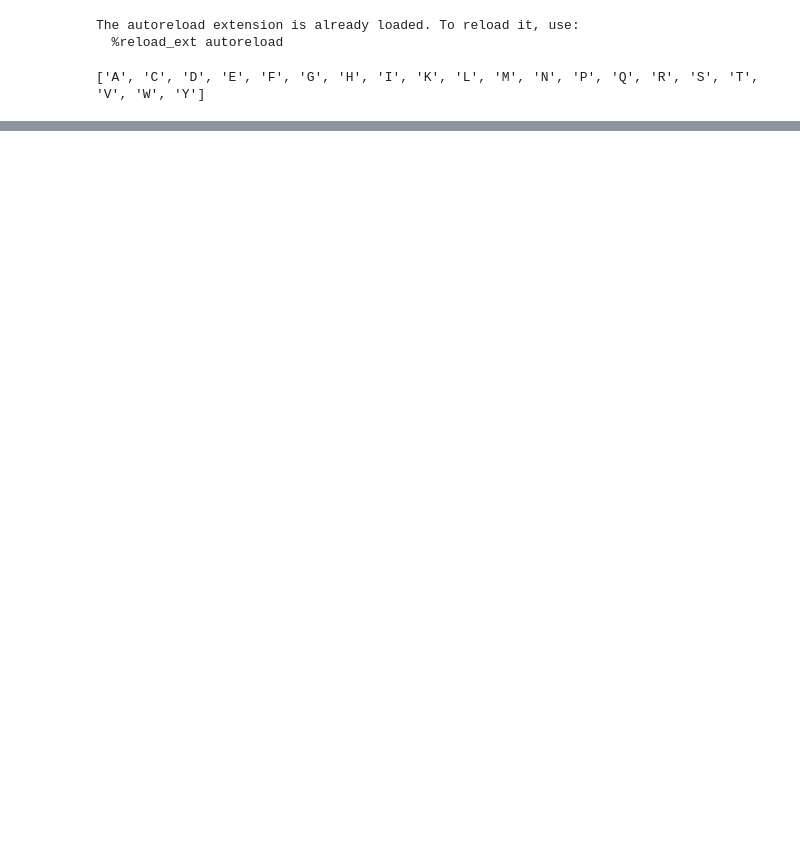
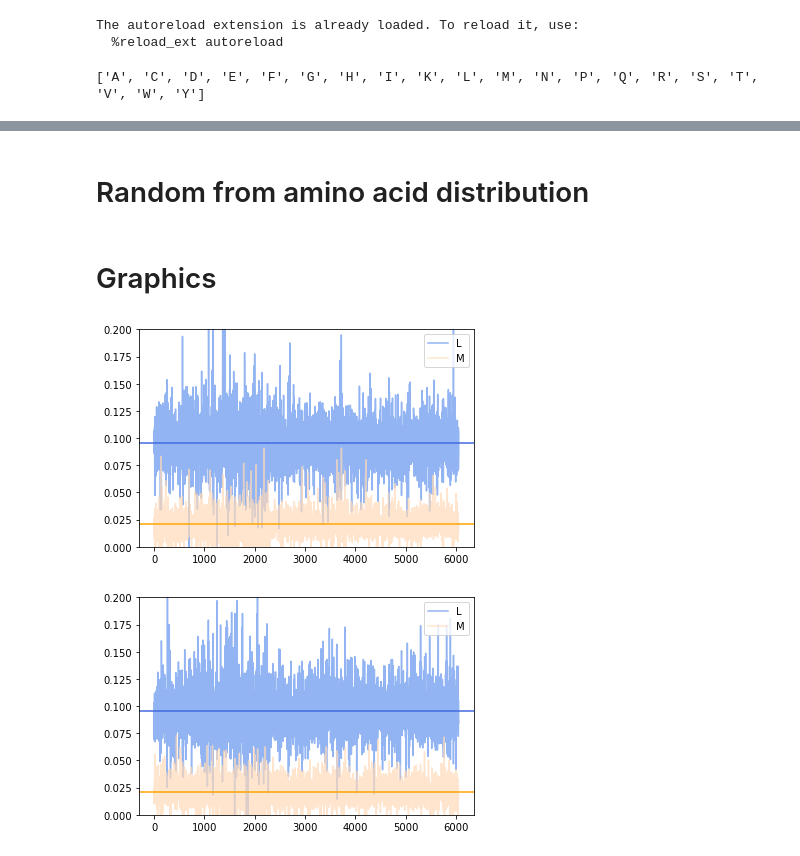
Before and after one commit to pierrepo/random-proteome, a Jupyter notebook: notebook-demo.ipynb, the cells around one changed output, grey strips where cells are left out. Saved outputs shown, nothing was run; the diff lists cells and outputs as text; code cells hidden in the pictures; blank space fills up the shorter version.

```diff
--- a/notebook-demo.ipynb
+++ b/notebook-demo.ipynb
@@ -70,3 +65,5 @@ with open("random_proteome.fasta", "w") as fasta_file:
+# %% [markdown]
+# Random from amino acid distribution
 # %%
 random_protein_seq_lst = []
 for original_prot_sequence in PROTEIN_SEQ_LST:
@@ -87,0 +81,16 @@ with open("random_proteome2.fasta", "w") as fasta_file:
+# %% [markdown]
+# Graphics
+# %%
+for index in [1, 2]:
+    df = pd.read_csv(f"random_proteome{index}.tsv", sep="\t", index_col=0)
+    fig, ax = plt.subplots()
+    ax.plot(df.index[1:], df.loc[1:, "L"], label="L", color="cornflowerblue", alpha=0.7)
+    ax.plot(df.index[1:], df.loc[1:, "M"], label="M", color="peachpuff", alpha=0.7)
+    ax.legend(loc="upper right")
+    ax.set_ylim(0, 0.2)
+    ax.axhline(df.loc[0, "L"], color="royalblue")
+    ax.axhline(df.loc[0, "M"], color="orange")
+    fig.savefig(f"random{index}.png", dpi=300)
+# %% [output]
+[figure, added]
+[figure, added]
```
Also changed, not shown: parts of 10 cells of this notebook, 1 other file.
